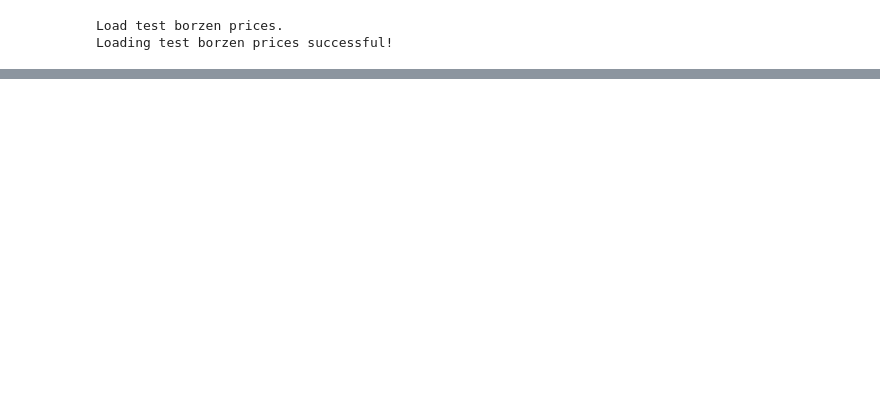
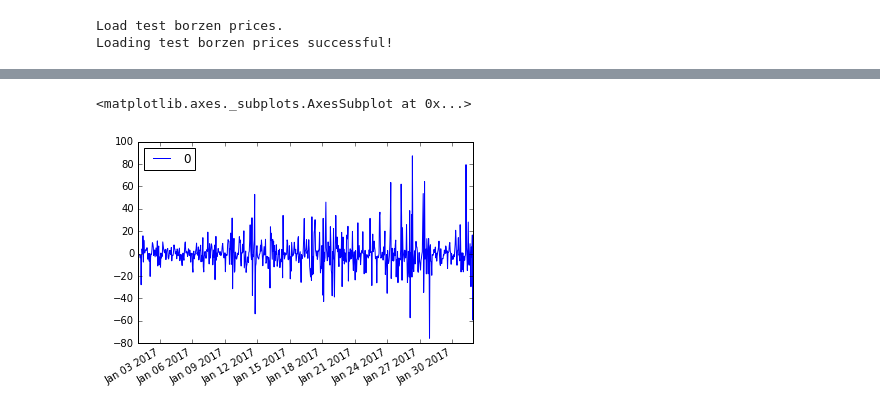
Before and after one commit to DeanZeng/Power-Price-Prediction, a Jupyter notebook: src/Main.ipynb, the cells around one changed output, grey strips where cells are left out. Saved outputs shown, nothing was run; the diff lists cells and outputs as text; code cells hidden in the pictures; blank space fills up the shorter version.

Commit message:
Implement trivial ARIMA prediction

```diff
--- a/src/Main.ipynb
+++ b/src/Main.ipynb
@@ -228,0 +238,5 @@ array([  53.  ,   52.  ,   51.  ,   47.27,   45.49,   17.67,   11.1 ,
+# %%
+# fit ARIMA model and display summary
+model = ARIMA(series, order=(5,1,0))
+model_fit = model.fit(disp=0)
+print(model_fit.summary())
@@ -228,0 +261,7 @@ array([  53.  ,   52.  ,   51.  ,   47.27,   45.49,   17.67,   11.1 ,
+# %%
+# residuals
+residuals = pandas.DataFrame(model_fit.resid)
+residuals.plot()
+# %% [output]
+<matplotlib.axes._subplots.AxesSubplot at 0x...>
+[figure, added]
```
Also changed, not shown: parts of 13 cells of this notebook, 1 other file.
